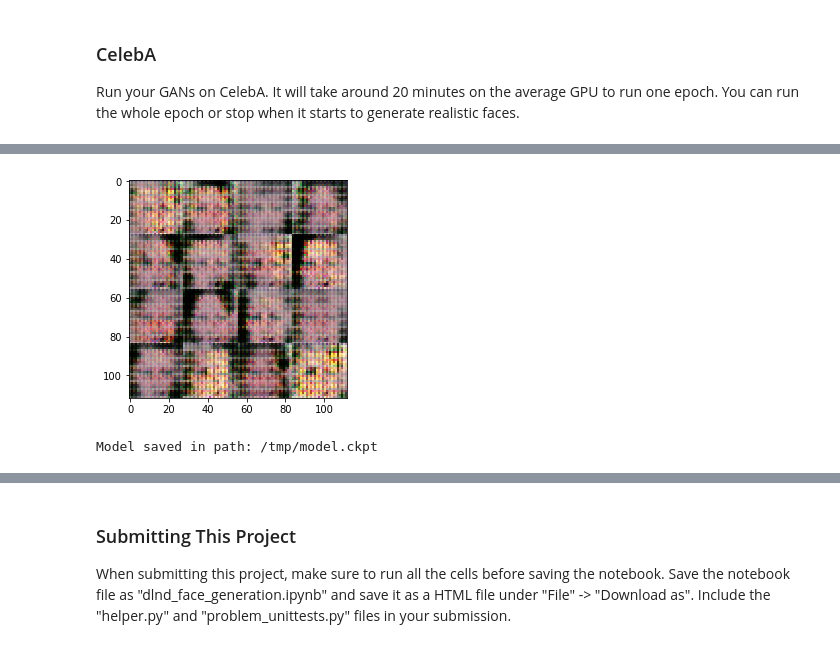
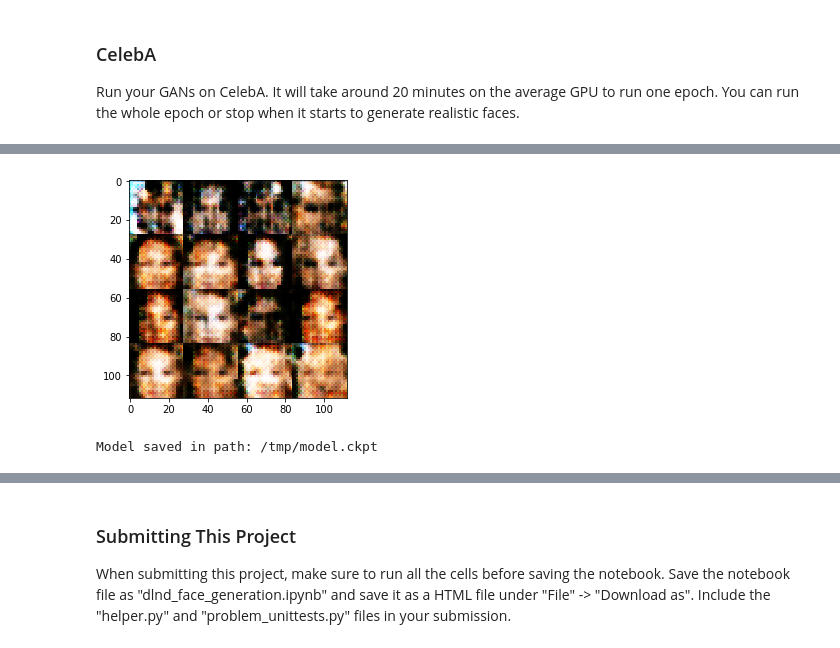
Before and after one commit to meet-minimalist/Udacity-Deep-Leanring-Project-4-Generative-Adversarial-Networks, a Jupyter notebook: dlnd_face_generation.ipynb, the cells around one changed output, grey strips where cells are left out. Drawn from its saved outputs; the diff is of its cells as text; code cells hidden in the pictures.

```diff
--- a/dlnd_face_generation.ipynb
+++ b/dlnd_face_generation.ipynb
@@ -201,32 +201,29 @@ def generator(z, out_channel_dim, is_train=True, alpha=0.02):
     with tf.variable_scope('generator', reuse=not is_train):
 
         # initially e.g. 100 dim col vector
-        g1 = tf.layers.dense(z, 3*3*128)
+        g0 = tf.layers.dense(z, 1024)
+        g0 = tf.maximum(alpha*g0, g0)
+
+        g1 = tf.layers.dense(g0, 7*7*256, , use_bias=False)
+        g1 = tf.layers.batch_normalization(g1, training=is_train)
         g1 = tf.maximum(alpha*g1, g1)
 
         #print("g1", g1.get_shape().as_list())
-        g1 = tf.reshape(g1, shape=[-1, 3, 3, 128])
+        g1 = tf.reshape(g1, shape=[-1, 7, 7, 256])
         #print("g1-rs", g1.get_shape().as_list())
-        # now 3x3x128
+        # now 7x7x256
 
-
-        g2 = tf.layers.conv2d_transpose(g1, 64, kernel_size=3, strides=(2,2), padding='valid', activation=None, use_bias=False)
+        g2 = tf.layers.conv2d_transpose(g1, 128, kernel_size=3, strides=(2,2), padding='same', activation=None, use_bias=False)
         g2 = tf.layers.batch_normalization(g2, axis=3, training=is_train)
         g2 = tf.maximum(alpha*g2, alpha)
-        #print("g2", g2.get_shape().as_list())
-        # now 7x7x64
+        #print("g3", g3.get_shape().as_list())
+        # now 14x14x128
 
-        g3 = tf.layers.conv2d_transpose(g2, 32, kernel_size=3, strides=(2,2), padding='same', activation=None, use_bias=False)
-        g3 = tf.layers.batch_normalization(g3, axis=3, training=is_train)
-        g3 = tf.maximum(alpha*g3, alpha)
-        #print("g3", g3.get_shape().as_list())
-        # now 14x14x32
-
-        g4 = tf.layers.conv2d_transpose(g3, out_channel_dim, kernel_size=3, strides=(2,2), padding='same', activation=tf.nn.tanh, use_bias=True)
+        g3 = tf.layers.conv2d_transpose(g2, out_channel_dim, kernel_size=3, strides=(2,2), padding='same', activation=tf.nn.tanh, use_bias=True)
         #print("g4", g4.get_shape().as_list())
         # now 28x28x3
 
-        return g4
+        return g3
 
 
 """
@@ -251,10 +248,10 @@ def model_loss(input_real, input_z, out_channel_dim, is_training=True):
     """
     # TODO: Implement Function
 
-    g1 = generator(input_z, out_channel_dim, is_train=is_training, alpha=0.02)
+    g1 = generator(input_z, out_channel_dim, is_train=is_training, alpha=0.01)
 
-    d_out_real, d_logits_real = discriminator(input_real, is_training=is_training, alpha=0.02)
-    d_out_fake, d_logits_fake = discriminator(g1, is_training=is_training, alpha=0.02, reuse=True)
+    d_out_real, d_logits_real = discriminator(input_real, is_training=is_training, alpha=0.01)
+    d_out_fake, d_logits_fake = discriminator(g1, is_training=is_training, alpha=0.01, reuse=True)
 
     d_loss_fake = tf.reduce_mean(tf.nn.sigmoid_cross_entropy_with_logits(labels=tf.zeros_like(d_out_fake), logits=d_logits_fake))
     d_loss_real = tf.reduce_mean(tf.nn.sigmoid_cross_entropy_with_logits(labels=tf.ones_like(d_out_real)*0.9, logits=d_logits_real))
@@ -422,9 +420,9 @@ Model saved in path: /tmp/model.ckpt
 ### CelebA
 Run your GANs on CelebA.  It will take around 20 minutes on the average GPU to run one epoch.  You can run the whole epoch or stop when it starts to generate realistic faces.
 # %%
-batch_size = 32
-z_dim = 1024
-learning_rate = 0.006
+batch_size = 16
+z_dim = 128
+learning_rate = 0.002
 beta1 = 0.9
 
 
@@ -442,2 +440,2 @@ Epoch 1/1 Discriminator Loss: 0.5904060006141663 Generative Loss: 1.793304085731
-[figure, old version]
+[figure, new version]
 Model saved in path: /tmp/model.ckpt
```
Also changed, not shown: parts of 7 cells of this notebook, 1 other file.
